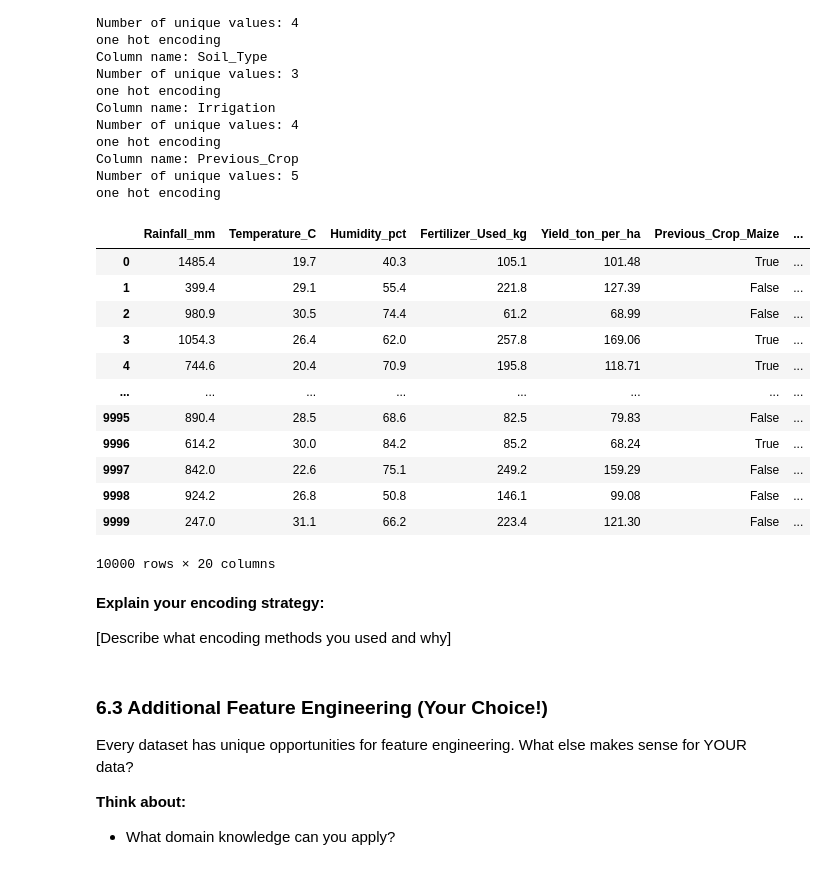
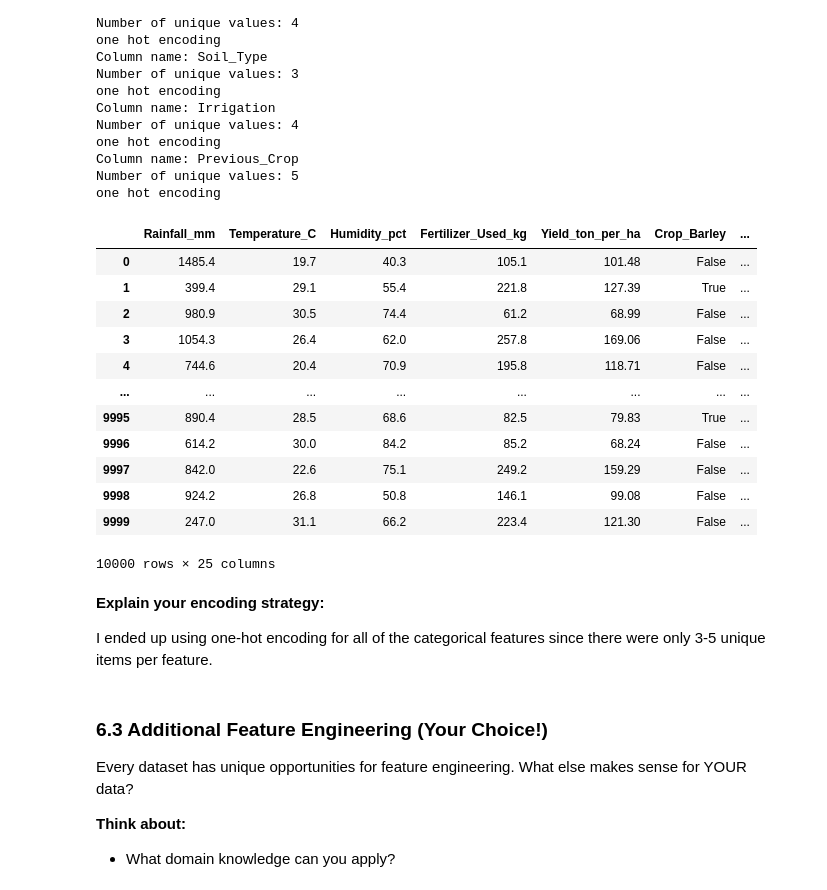
Before and after one commit to fsa-aiml-2511/individual-capstone-wesleyhouk-gif, a Jupyter notebook: notebooks/01_problem_statement_and_eda.ipynb, the cells around one changed output. Drawn from its saved outputs; the diff is of its cells as text; code cells hidden in the pictures.

```diff
--- a/notebooks/01_problem_statement_and_eda.ipynb
+++ b/notebooks/01_problem_statement_and_eda.ipynb
@@ -1033,45 +1034,49 @@ one hot encoding
 # %%
 # Encode categorical variables
 # TODO: Add your encoding code here
 #
 # STRATEGIES:
 # - One-hot encoding: for low cardinality (< 10 unique values)
 # - Label encoding: for ordinal data or high cardinality
 # - Target encoding: advanced technique (be careful of data leakage)
 #
 # Examples:
 # One-hot encoding:
 # df_clean = pd.get_dummies(df_clean, columns=['category_col'], drop_first=True)
 #
 # Label encoding:
 # from sklearn.preprocessing import LabelEncoder
 # le = LabelEncoder()
 # df_clean['encoded_col'] = le.fit_transform(df_clean['category_col'])
 
 # YOUR CODE HERE:
 
-for col in cat_cols:
-    df_enc = pd.get_dummies(df_clean, col, drop_first=True)
+#for col in cat_cols:
+#    df_enc = pd.get_dummies(df_clean, col, drop_first=True)
+
+df_enc = pd.get_dummies(df_clean, columns=['Crop', 'Region', 'Soil_Type', 'Irrigation', 'Previous_Crop'])
 
 df_clean = df_enc
+
+df_clean
 # %% [output]
-|  | Rainfall_mm | Temperature_C | Humidity_pct | Fertilizer_Used_kg | Yield_ton_per_ha | Previous_Crop_Maize | ... |
-| 0 | 1485.4 | 19.7 | 40.3 | 105.1 | 101.48 | True | ... |
-| 1 | 399.4 | 29.1 | 55.4 | 221.8 | 127.39 | False | ... |
+|  | Rainfall_mm | Temperature_C | Humidity_pct | Fertilizer_Used_kg | Yield_ton_per_ha | Crop_Barley | ... |
+| 0 | 1485.4 | 19.7 | 40.3 | 105.1 | 101.48 | False | ... |
+| 1 | 399.4 | 29.1 | 55.4 | 221.8 | 127.39 | True | ... |
 | 2 | 980.9 | 30.5 | 74.4 | 61.2 | 68.99 | False | ... |
-| 3 | 1054.3 | 26.4 | 62.0 | 257.8 | 169.06 | True | ... |
-| 4 | 744.6 | 20.4 | 70.9 | 195.8 | 118.71 | True | ... |
+| 3 | 1054.3 | 26.4 | 62.0 | 257.8 | 169.06 | False | ... |
+| 4 | 744.6 | 20.4 | 70.9 | 195.8 | 118.71 | False | ... |
 | ... | ... | ... | ... | ... | ... | ... | ... |
-| 9995 | 890.4 | 28.5 | 68.6 | 82.5 | 79.83 | False | ... |
-| 9996 | 614.2 | 30.0 | 84.2 | 85.2 | 68.24 | True | ... |
+| 9995 | 890.4 | 28.5 | 68.6 | 82.5 | 79.83 | True | ... |
+| 9996 | 614.2 | 30.0 | 84.2 | 85.2 | 68.24 | False | ... |
 | 9997 | 842.0 | 22.6 | 75.1 | 249.2 | 159.29 | False | ... |
 | 9998 | 924.2 | 26.8 | 50.8 | 146.1 | 99.08 | False | ... |
 | 9999 | 247.0 | 31.1 | 66.2 | 223.4 | 121.30 | False | ... |
-10000 rows × 20 columns
+10000 rows × 25 columns
-# %% [markdown]
-**Explain your encoding strategy:**
-
-[Describe what encoding methods you used and why]
+# %% [markdown]
+**Explain your encoding strategy:**
+
+I ended up using one-hot encoding for all of the categorical features since there were only 3-5 unique items per feature.
 # %% [markdown]
 ### 6.3 Additional Feature Engineering (Your Choice!)
 
```
Also changed, not shown: parts of 12 cells of this notebook.
